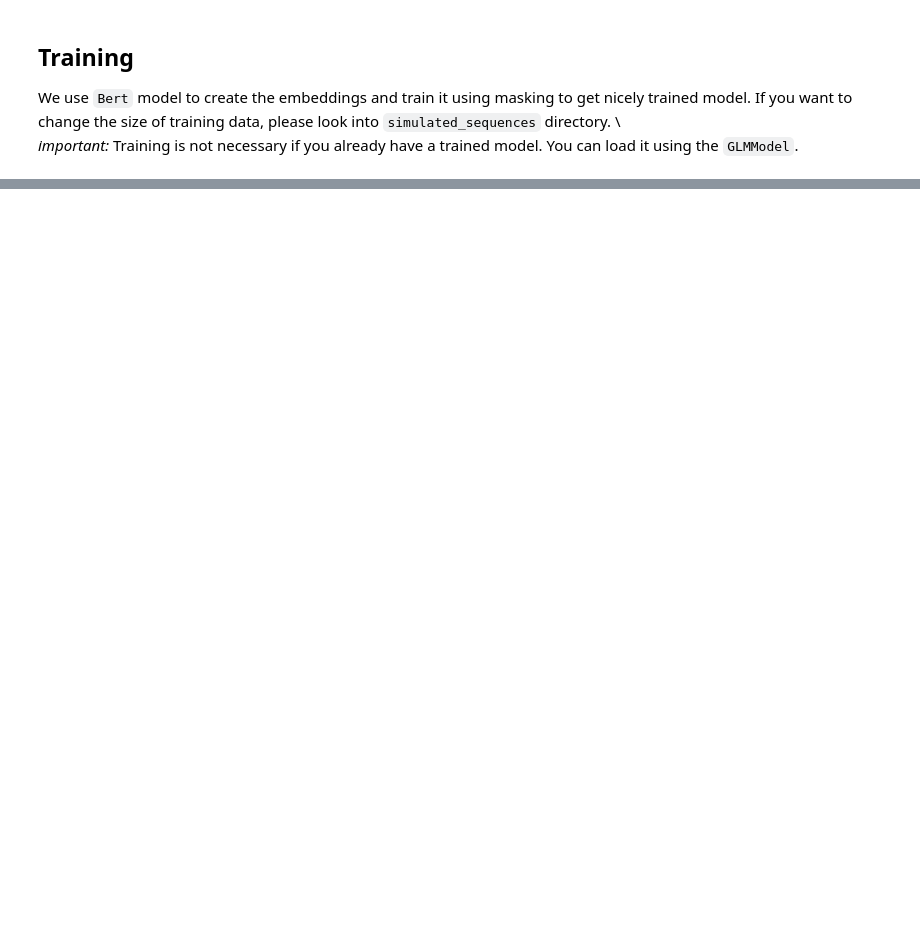
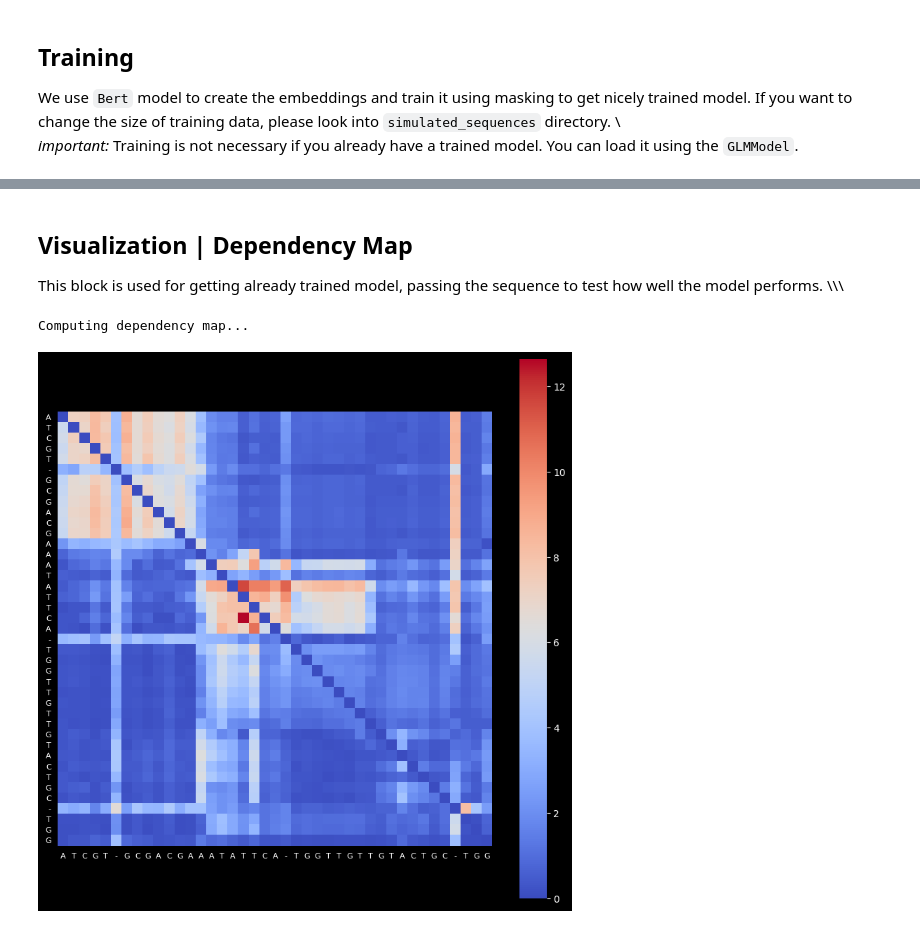
Before and after one commit to giokepa/Sysgen-GLM-for-Indels, a Jupyter notebook: visualize_data.ipynb, the cells around one changed output, grey strips where cells are left out. Cells and saved outputs as stored; diff of their text form; code cells hidden in the pictures; blank space fills up the shorter version.

Commit message:
Added a new fix for the glm model and moved heat map into nicer place

```diff
--- a/visualize_data.ipynb
+++ b/visualize_data.ipynb
@@ -269,0 +44,15 @@ UnboundLocalError: local variable 'probs' referenced before assignment
+# %% [markdown]
+## Visualization | Dependency Map
+This block is used for getting already trained model, passing the sequence to test how well the model performs.
+\\\\\
+# %%
+from fundemental_classes.visualization.heat_map_plotter import DependencyMapGenerator
+
+dep_gen = DependencyMapGenerator(model)
+
+header = "seq94229|label=both|posAmotif=14|posBmotif=32|gaplength=10|deletions=3"
+sequence = "ATCGT-GCGACGAAATATTCA-TGGTTGTTGTACTGC-TGG"
+dep_map = dep_gen.analyze(sequence)
+# %% [output]
+Computing dependency map...
+[figure, added]
```
Also changed, not shown: parts of 8 cells of this notebook, 2 other files.
